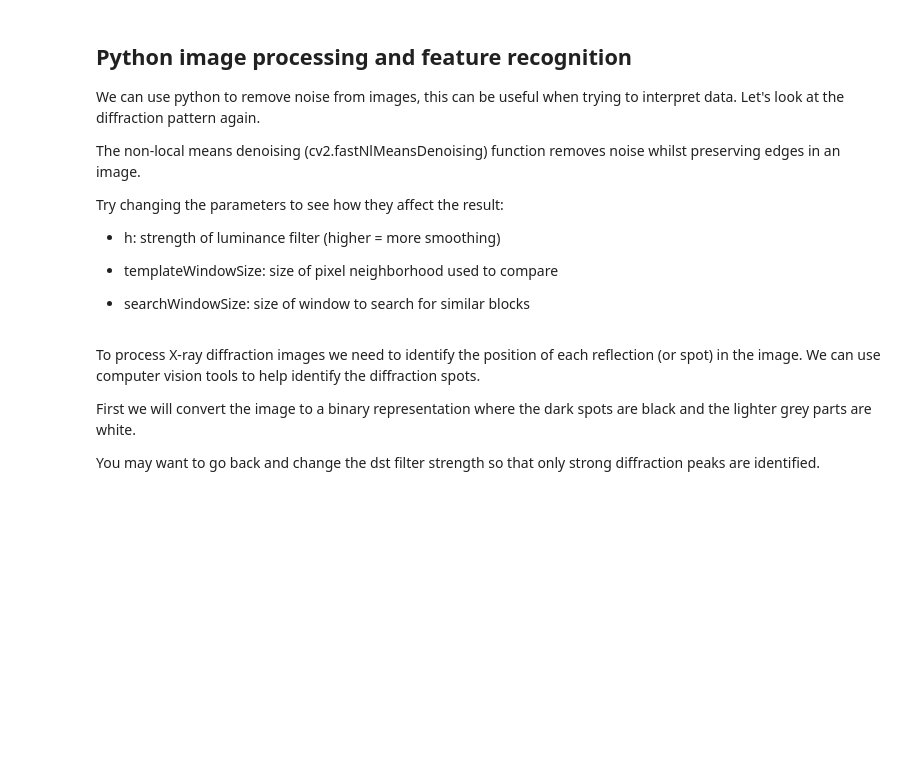
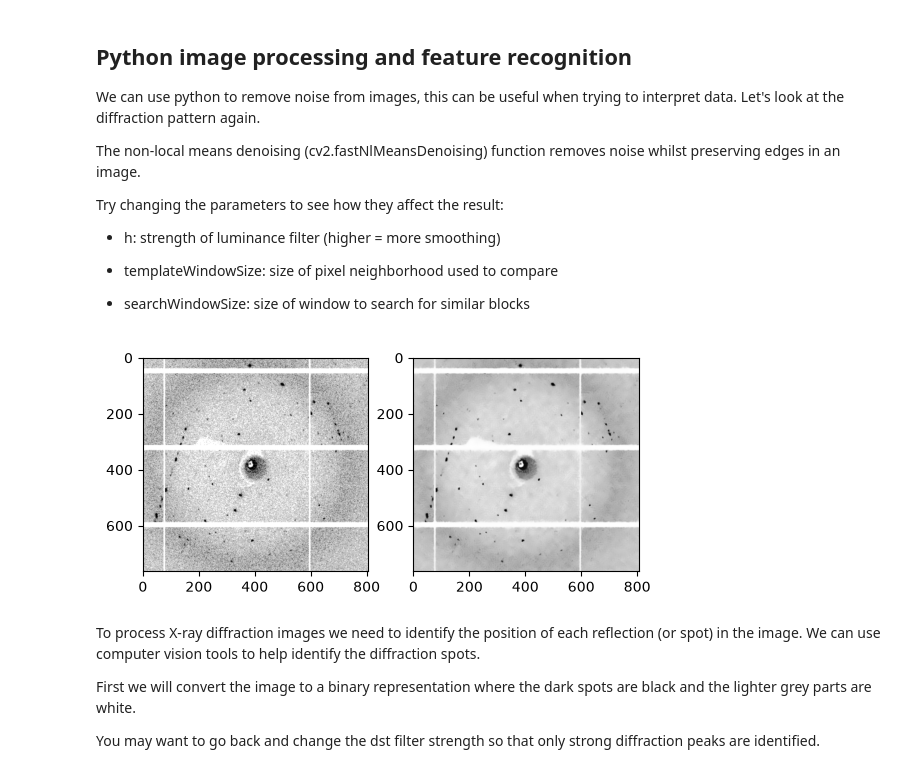
Before and after one commit to Sdoge11/Digital-Skills, a Jupyter notebook: image-process-opencv.ipynb, the cells around one changed output. Cells and saved outputs as stored; diff of their text form; code cells hidden in the pictures; blank space fills up the shorter version.

```diff
--- a/image-process-opencv.ipynb
+++ b/image-process-opencv.ipynb
@@ -378,12 +429,14 @@ Try changing the parameters to see how they affect the result:
 
 - searchWindowSize: size of window to search for similar blocks
 # %%
-dst = cv2.fastNlMeansDenoising(image, None, h=15, templateWindowSize=7, searchWindowSize=21)
+dst = cv2.fastNlMeansDenoising(image, None, h=30, templateWindowSize=7, searchWindowSize=21)
 plt.subplot(121),plt.imshow(image)
 plt.imshow(image, cmap='gray')
 plt.subplot(122),plt.imshow(dst)
 plt.imshow(dst, cmap='gray')
 plt.show()
+# %% [output]
+[figure, added]
 # %% [markdown]
 To process X-ray diffraction images we need to identify the position of each reflection (or spot) in the image. We can use computer vision tools to help identify the diffraction spots.
 
```
Also changed, not shown: parts of 18 cells of this notebook, 2 other files.
